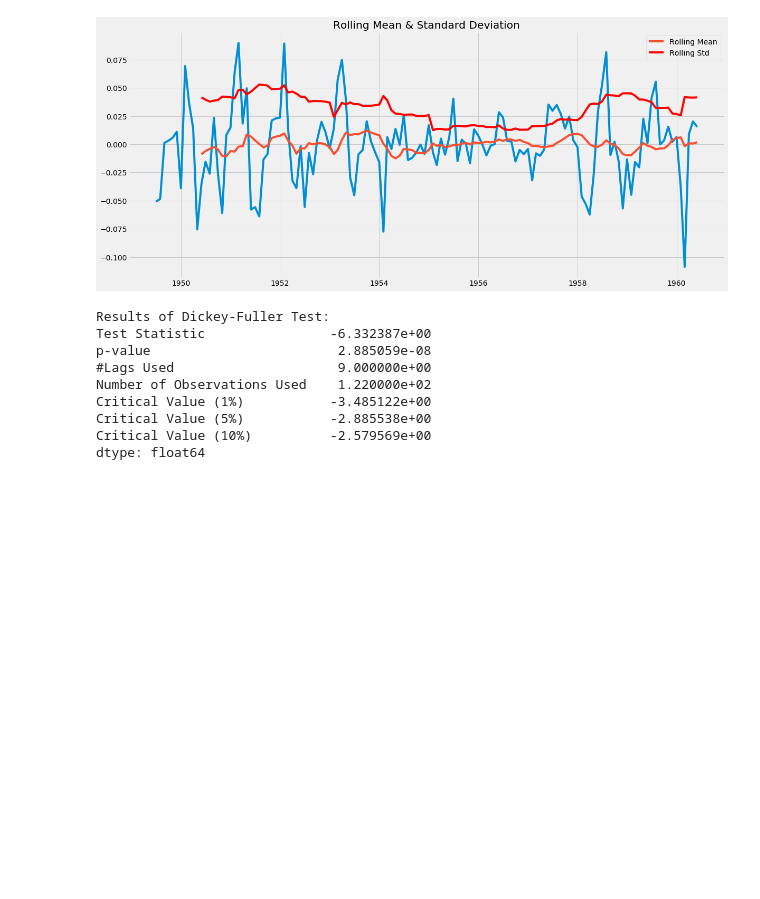
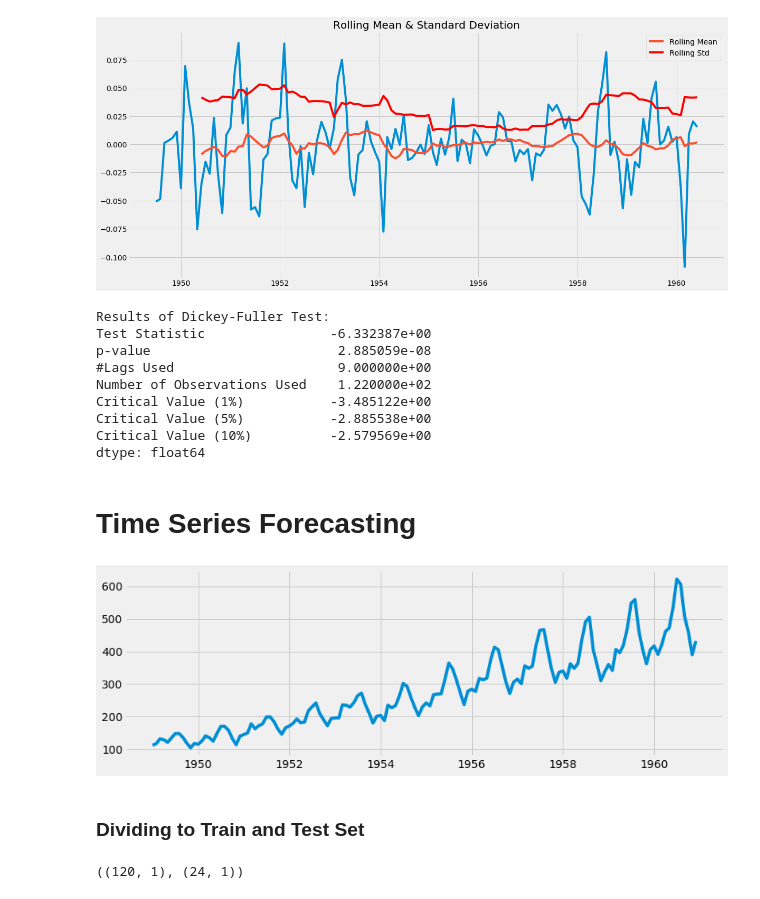
Before and after one commit to sudevansujit/10_Machine_Learning, a Jupyter notebook: 4_Timeseries_Analysis/5_Airline_Passenger_Data_Analysis.ipynb, the cells around one changed output. Saved outputs shown, nothing was run; the diff lists cells and outputs as text; code cells hidden in the pictures; blank space fills up the shorter version.

```diff
--- a/4_Timeseries_Analysis/5_Airline_Passenger_Data_Analysis.ipynb
+++ b/4_Timeseries_Analysis/5_Airline_Passenger_Data_Analysis.ipynb
@@ -488,0 +487,16 @@ dtype: float64
+# %% [markdown]
+# Time Series Forecasting
+# %%
+plt.figure(figsize = (12, 4))
+plt.plot(df['pass'])
+plt.show()
+# %% [output]
+[figure, added]
+# %% [markdown]
+### Dividing to Train and Test Set
+# %%
+train = df.iloc[:120, :1]
+test = df.iloc[120:, :1]
+train.shape, test.shape
+# %% [output]
+((120, 1), (24, 1))
```
Also changed, not shown: parts of 51 cells of this notebook.
